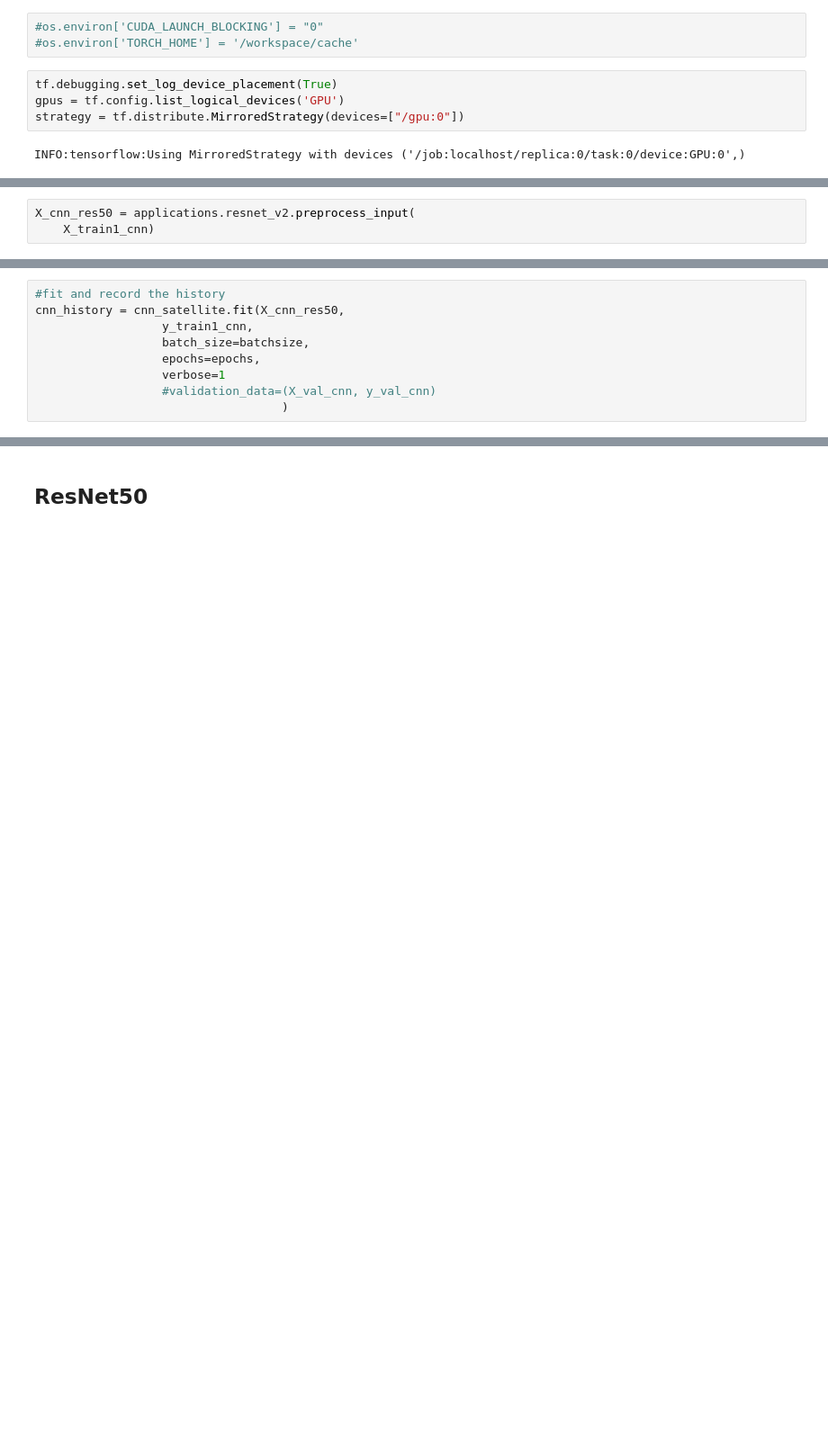
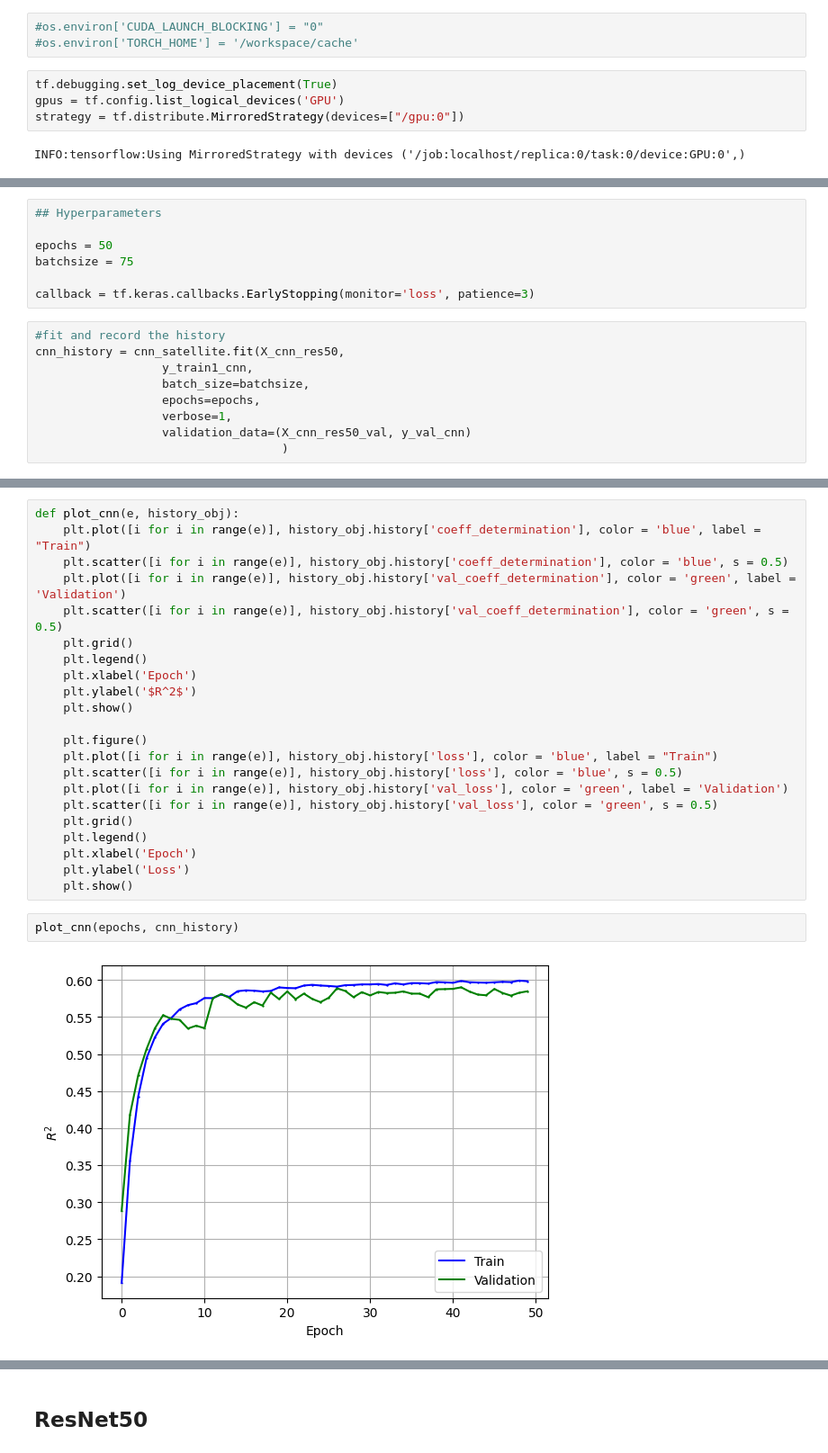
Before and after one commit to ccepelak/ML-SS22, a Jupyter notebook: MasterCode.ipynb, the cells around one changed output, grey strips where cells are left out. Shown: that part at 90% size. Cells and saved outputs as stored; diff of their text form; blank space fills up the shorter version.

```diff
--- a/MasterCode.ipynb
+++ b/MasterCode.ipynb
@@ -575,3 +637,0 @@ INFO:tensorflow:Reduce to /job:localhost/replica:0/task:0/device:CPU:0 then broa
-# %%
-X_cnn_res50 = applications.resnet_v2.preprocess_input(
-    X_train1_cnn)
@@ -585,10 +658,17 @@ img
+# %%
+## Hyperparameters
+
+epochs = 50
+batchsize = 75
+
+callback = tf.keras.callbacks.EarlyStopping(monitor='loss', patience=3)
 # %%
 #fit and record the history
 cnn_history = cnn_satellite.fit(X_cnn_res50,
                   y_train1_cnn,
                   batch_size=batchsize,
                   epochs=epochs,
-                  verbose=1
-                  #validation_data=(X_val_cnn, y_val_cnn)
+                  verbose=1,
+                  validation_data=(X_cnn_res50_val, y_val_cnn)
                                    )
 # %% [output]
@@ -605,0 +696,26 @@ plt.show()
+# %%
+def plot_cnn(e, history_obj):
+    plt.plot([i for i in range(e)], history_obj.history['coeff_determination'], color = 'blue', label = "Train")
+    plt.scatter([i for i in range(e)], history_obj.history['coeff_determination'], color = 'blue', s = 0.5)
+    plt.plot([i for i in range(e)], history_obj.history['val_coeff_determination'], color = 'green', label = 'Validation')
+    plt.scatter([i for i in range(e)], history_obj.history['val_coeff_determination'], color = 'green', s = 0.5)
+    plt.grid()
+    plt.legend()
+    plt.xlabel('Epoch')
+    plt.ylabel('$R^2$')
+    plt.show()
+
+    plt.figure()
+    plt.plot([i for i in range(e)], history_obj.history['loss'], color = 'blue', label = "Train")
+    plt.scatter([i for i in range(e)], history_obj.history['loss'], color = 'blue', s = 0.5)
+    plt.plot([i for i in range(e)], history_obj.history['val_loss'], color = 'green', label = 'Validation')
+    plt.scatter([i for i in range(e)], history_obj.history['val_loss'], color = 'green', s = 0.5)
+    plt.grid()
+    plt.legend()
+    plt.xlabel('Epoch')
+    plt.ylabel('Loss')
+    plt.show()
+# %%
+plot_cnn(epochs, cnn_history)
+# %% [output]
+[figure, added]
```
Also changed, not shown: parts of 50 cells of this notebook, 2 other files.
